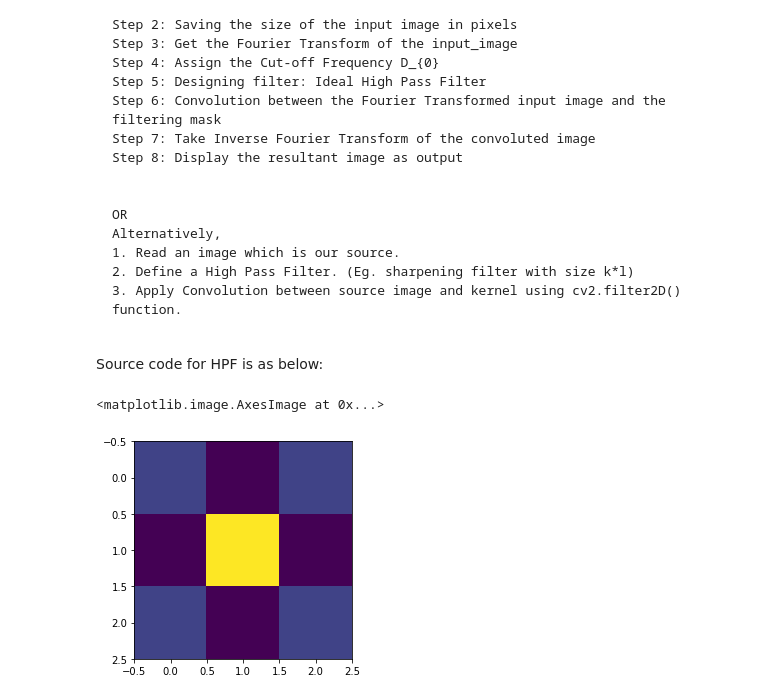
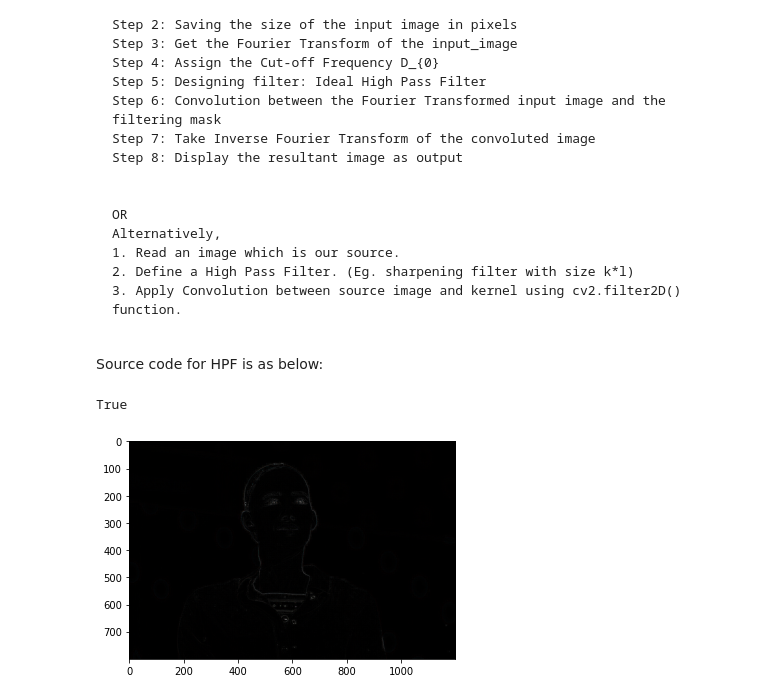
Before and after one commit to KhomZ/image-processing-and-pattern-recognition, a Jupyter notebook: IPPR/lab-tasks/Lab2/khom_171347_lab2_assignment.ipynb, the cells around one changed output. Drawn from its saved outputs; the diff is of its cells as text; code cells hidden in the pictures.

```diff
--- a/IPPR/lab-tasks/Lab2/khom_171347_lab2_assignment.ipynb
+++ b/IPPR/lab-tasks/Lab2/khom_171347_lab2_assignment.ipynb
@@ -163,28 +163,28 @@ import numpy as np
 import matplotlib.pyplot as plt
 # %%
 # Alternative Approach
-# # HPF
-# import cv2
-# import numpy as np
-# import matplotlib.pyplot as plt
+# HPF
+import cv2
+import numpy as np
+import matplotlib.pyplot as plt
 
-# # read image
-# img2 = cv2.imread('sophia.jpg')
+# read image
+img2 = cv2.imread('sophia.jpg')
 
-# # edge detection filter
-# kernel = np.array([[0.0, -1.0, 0.0],
-#                    [-1.0, 4.0, -1.0],
-#                    [0.0, -1.0, 0.0]])
+# edge detection filter
+kernel = np.array([[0.0, -1.0, 0.0],
+                   [-1.0, 4.0, -1.0],
+                   [0.0, -1.0, 0.0]])
 
-# kernel = kernel / (np.sum(kernel) if np.sum(kernel) != 0 else 1)
+kernel = kernel / (np.sum(kernel) if np.sum(kernel) != 0 else 1)
 
-# # filter the source image
-# img2_result = cv2.filter2D(img2,-1,kernel)
+# filter the source image
+img2_result = cv2.filter2D(img2,-1,kernel)
 
-# # save the result image
-# cv2.imwrite('result.jpg', img2_result)
+plt.imshow(img2_result)
+
+# save the result image
+cv2.imwrite('result.jpg', img2_result)
+# %% [output]
+True
+[figure, added]
-# %%
-plt.imshow(img_result)
-# %% [output]
-<matplotlib.image.AxesImage at 0x...>
-[figure, removed]
```
Also changed, not shown: parts of 2 cells of this notebook.
